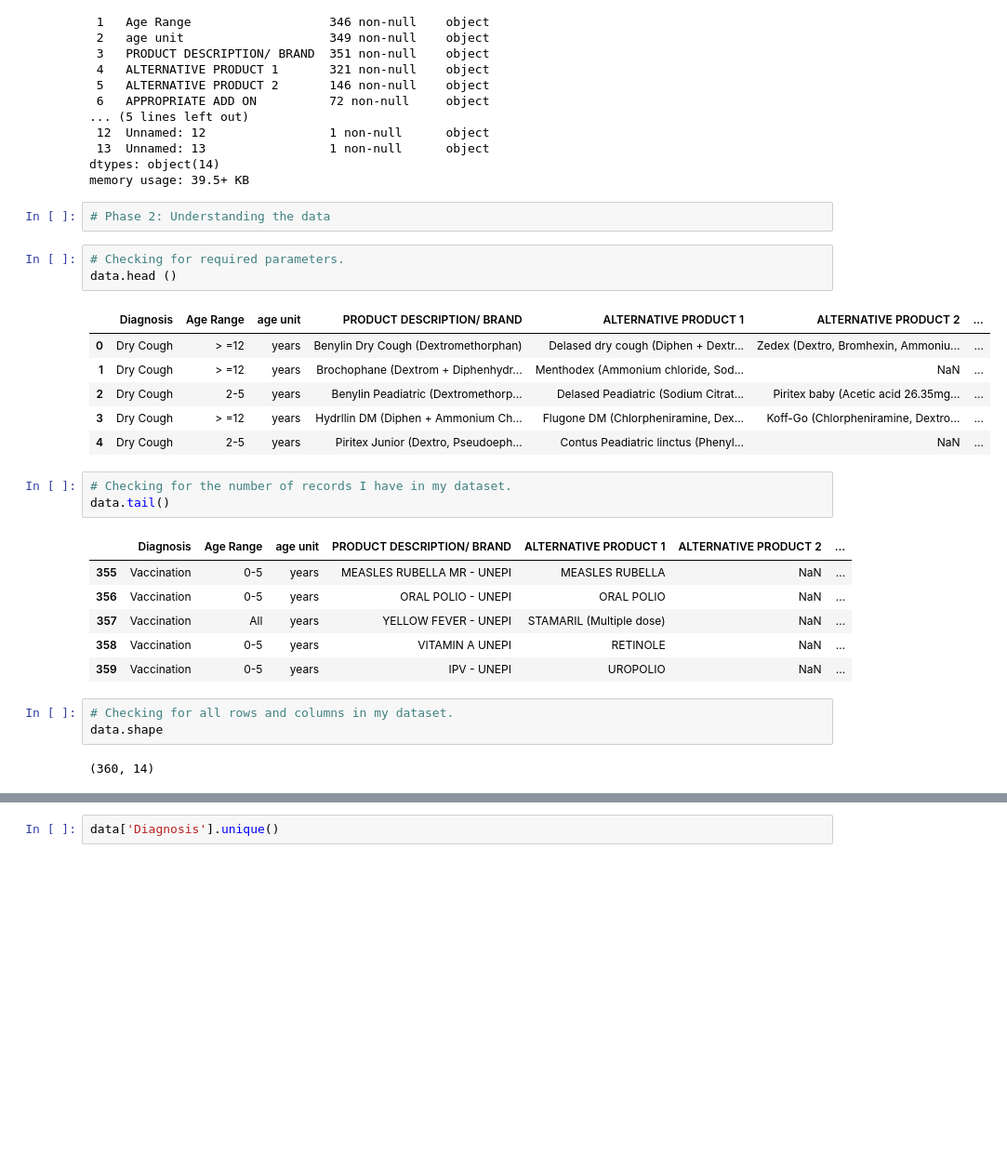
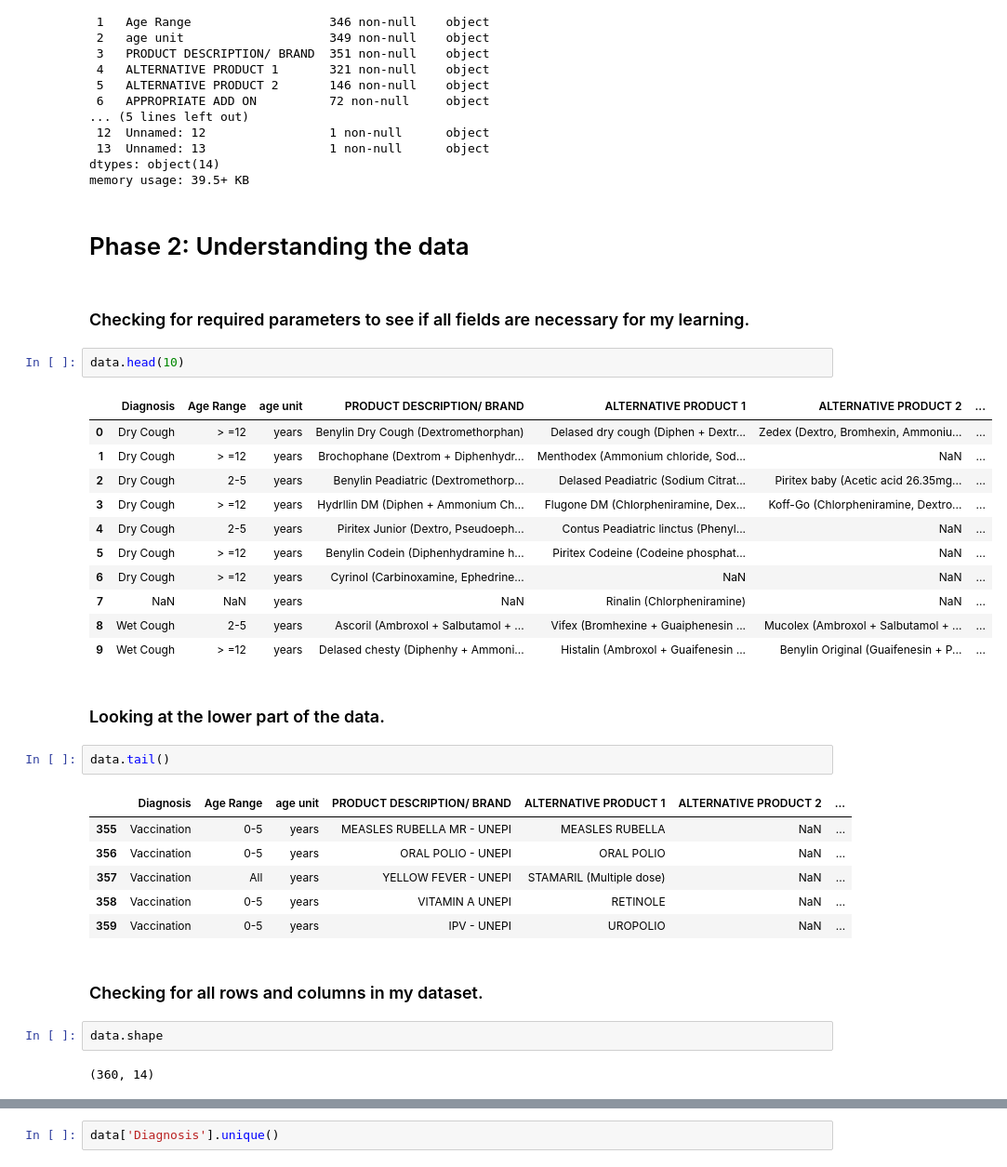
Before and after one commit to DevSham/PredictingPrescriptions, a Jupyter notebook: ExploratoryDataAnalysis.ipynb, the cells around one changed output, grey strips where cells are left out. Shown at 93% size. Cells and saved outputs as stored; diff of their text form; blank space fills up the shorter version.

```diff
--- a/ExploratoryDataAnalysis.ipynb
+++ b/ExploratoryDataAnalysis.ipynb
@@ -27,20 +27,27 @@ Data columns (total 14 columns):
  13  Unnamed: 13                 1 non-null      object
 dtypes: object(14)
 memory usage: 39.5+ KB
-# %%
-# Phase 2: Understanding the data
+# %% [markdown]
+# Phase 2: Understanding the data
+# %% [markdown]
+### Checking for required parameters to see if all fields are necessary for my learning.
 # %%
-# Checking for required parameters.
-data.head ()
+data.head(10)
 # %% [output]
 |  | Diagnosis | Age Range | age unit | PRODUCT DESCRIPTION/ BRAND | ALTERNATIVE PRODUCT 1 | ALTERNATIVE PRODUCT 2 | ... |
 | 0 | Dry Cough | > =12 | years | Benylin Dry Cough (Dextromethorphan) | Delased dry cough (Diphen + Dextr... | Zedex (Dextro, Bromhexin, Ammoniu... | ... |
 | 1 | Dry Cough | > =12 | years | Brochophane (Dextrom + Diphenhydr... | Menthodex (Ammonium chloride, Sod... | NaN | ... |
 | 2 | Dry Cough | 2-5 | years | Benylin Peadiatric (Dextromethorp... | Delased Peadiatric (Sodium Citrat... | Piritex baby (Acetic acid 26.35mg... | ... |
 | 3 | Dry Cough | > =12 | years | Hydrllin DM (Diphen + Ammonium Ch... | Flugone DM (Chlorpheniramine, Dex... | Koff-Go (Chlorpheniramine, Dextro... | ... |
 | 4 | Dry Cough | 2-5 | years | Piritex Junior (Dextro, Pseudoeph... | Contus Peadiatric linctus (Phenyl... | NaN | ... |
+| 5 | Dry Cough | > =12 | years | Benylin Codein (Diphenhydramine h... | Piritex Codeine (Codeine phosphat... | NaN | ... |
+| 6 | Dry Cough | > =12 | years | Cyrinol (Carbinoxamine, Ephedrine... | NaN | NaN | ... |
+| 7 | NaN | NaN | years | NaN | Rinalin (Chlorpheniramine) | NaN | ... |
+| 8 | Wet Cough | 2-5 | years | Ascoril (Ambroxol + Salbutamol + ... | Vifex (Bromhexine + Guaiphenesin ... | Mucolex (Ambroxol + Salbutamol + ... | ... |
+| 9 | Wet Cough | > =12 | years | Delased chesty (Diphenhy + Ammoni... | Histalin (Ambroxol + Guaifenesin ... | Benylin Original (Guaifenesin + P... | ... |
+# %% [markdown]
+### Looking at the lower part of the data.
 # %%
-# Checking for the number of records I have in my dataset.
 data.tail()
 # %% [output]
 |  | Diagnosis | Age Range | age unit | PRODUCT DESCRIPTION/ BRAND | ALTERNATIVE PRODUCT 1 | ALTERNATIVE PRODUCT 2 | ... |
@@ -49,8 +56,9 @@ data.tail()
 | 357 | Vaccination | All | years | YELLOW FEVER - UNEPI | STAMARIL (Multiple dose) | NaN | ... |
 | 358 | Vaccination | 0-5 | years | VITAMIN A UNEPI | RETINOLE | NaN | ... |
 | 359 | Vaccination | 0-5 | years | IPV - UNEPI | UROPOLIO | NaN | ... |
+# %% [markdown]
+### Checking for all rows and columns in my dataset.
 # %%
-# Checking for all rows and columns in my dataset.
 data.shape
 # %% [output]
 (360, 14)
```
Also changed, not shown: parts of 41 cells of this notebook, 1 other file.
